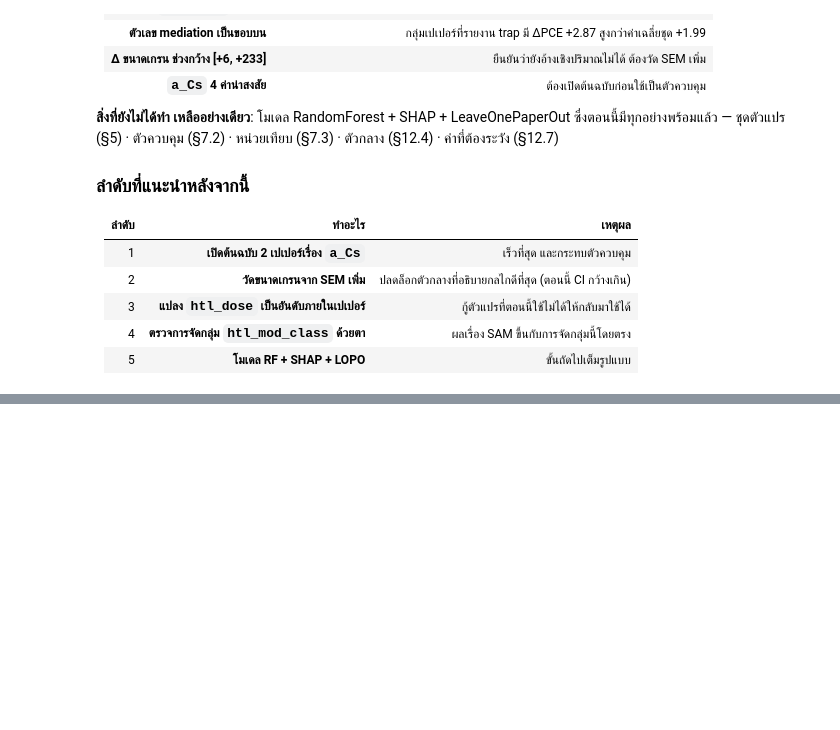
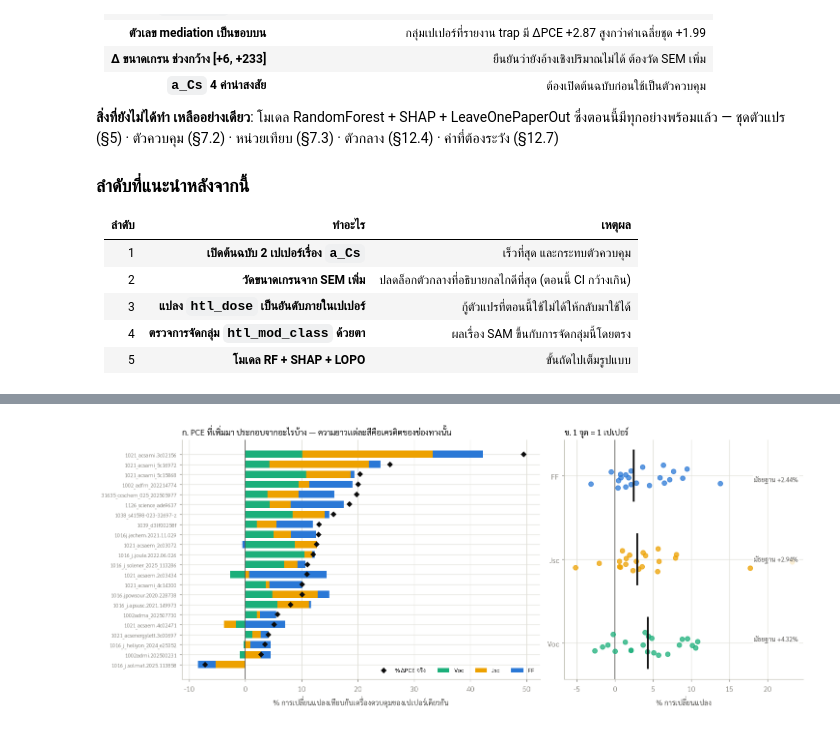
Before and after one commit to NiOx-based-Perovskite-Solar-Cell/Perovskite-Research, a Jupyter notebook: notebooks/eda_explore.ipynb, the cells around one changed output, grey strips where cells are left out. Drawn from its saved outputs; the diff is of its cells as text; code cells hidden in the pictures; blank space fills up the shorter version.

```diff
--- a/notebooks/eda_explore.ipynb
+++ b/notebooks/eda_explore.ipynb
@@ -2860,0 +2901,83 @@ print("=" * 92)
+# %%
+# PCE = Voc × Jsc × FF / 100  ->  ln PCE = ln Voc + ln Jsc + ln FF - ln 100
+# ดังนั้น "% การเปลี่ยนแปลงของ PCE" = ผลบวกของ "% การเปลี่ยนแปลง" ของสามตัว -- แยกเครดิตได้ตรง ๆ
+rows = []
+for p, g in F.groupby("paper"):
+    if g.htl_mod.nunique() < 2:
+        continue
+    c, t = g[~g.htl_mod], g[g.htl_mod]
+    vals = {}
+    ok = True
+    for m in ["voc", "jsc", "ff", "pce"]:
+        cm, tm = c[m].mean(), t[m].mean()
+        if not (pd.notna(cm) and pd.notna(tm) and cm > 0 and tm > 0):
+            ok = False
+            break
+        vals[m] = np.log(tm / cm)
+    if not ok:
+        continue
+    tot = vals["voc"] + vals["jsc"] + vals["ff"]
+    rows.append({"เปเปอร์": pname(p, 28), "paper": p,
+                 "ΔPCE (%abs)": t.pce.mean() - c.pce.mean(),
+                 "%ΔPCE": 100 * (np.exp(vals["pce"]) - 1),
+                 "%ΔVoc": 100 * (np.exp(vals["voc"]) - 1),
+                 "%ΔJsc": 100 * (np.exp(vals["jsc"]) - 1),
+                 "%ΔFF": 100 * (np.exp(vals["ff"]) - 1),
+                 "ส่วนแบ่ง Voc": 100 * vals["voc"] / tot if tot else np.nan,
+                 "ส่วนแบ่ง Jsc": 100 * vals["jsc"] / tot if tot else np.nan,
+                 "ส่วนแบ่ง FF": 100 * vals["ff"] / tot if tot else np.nan,
+                 "ตรวจสอบ (ควรใกล้ 0)": 100 * (vals["pce"] - tot)})
+CH = pd.DataFrame(rows)
+print(f"แยกผลเป็นช่องทาง — {len(CH)} เปเปอร์ที่มีครบทั้ง Voc/Jsc/FF/PCE")
+print(f"ตรวจความถูกต้องของการแยก: ส่วนต่าง ln(PCE) − [ln(Voc)+ln(Jsc)+ln(FF)] "
+      f"มัธยฐาน {CH['ตรวจสอบ (ควรใกล้ 0)'].abs().median():.3f}% "
+      f"· สูงสุด {CH['ตรวจสอบ (ควรใกล้ 0)'].abs().max():.2f}%")
+print("  (ถ้าใกล้ 0 แปลว่า PCE ที่เปเปอร์รายงาน = Voc×Jsc×FF จริง ไม่ได้รายงานคนละชุดกัน)\n")
+SH = pd.DataFrame({
+    "ช่องทาง": ["Voc (คุณภาพประจุ)", "Jsc (ปริมาณแสงที่เก็บได้)", "FF (การสูญเสียภายใน)"],
+    "%การเปลี่ยนแปลง มัธยฐาน": [CH["%ΔVoc"].median(), CH["%ΔJsc"].median(), CH["%ΔFF"].median()],
+    "ส่วนแบ่งของผลรวม (%)": [CH["ส่วนแบ่ง Voc"].median(), CH["ส่วนแบ่ง Jsc"].median(), CH["ส่วนแบ่ง FF"].median()],
+    "เปเปอร์ที่เป็นบวก": [f"{(CH['%ΔVoc']>0).sum()}/{len(CH)}", f"{(CH['%ΔJsc']>0).sum()}/{len(CH)}",
+                           f"{(CH['%ΔFF']>0).sum()}/{len(CH)}"],
+    "p (sign test)": [sign_test(CH["%ΔVoc"].values)[0], sign_test(CH["%ΔJsc"].values)[0],
+                      sign_test(CH["%ΔFF"].values)[0]]})
+print("PCE ที่เพิ่มขึ้น มาจากช่องทางไหน")
+print(SH.round(3).to_string(index=False))
+
+fig, axes = plt.subplots(1, 2, figsize=(13.5, 5.6), gridspec_kw={"width_ratios": [1.5, 1]})
+ax = axes[0]
+o = CH.sort_values("%ΔPCE")
+y = np.arange(len(o))
+left_pos = np.zeros(len(o))
+left_neg = np.zeros(len(o))
+for lab, col, colr in [("Voc", "%ΔVoc", C3), ("Jsc", "%ΔJsc", C4), ("FF", "%ΔFF", C1)]:
+    v = o[col].values
+    base = np.where(v >= 0, left_pos, left_neg)
+    ax.barh(y, v, left=base, color=colr, height=.72, label=lab)
+    left_pos = np.where(v >= 0, left_pos + v, left_pos)
+    left_neg = np.where(v < 0, left_neg + v, left_neg)
+ax.plot(o["%ΔPCE"].values, y, "D", color=INK, ms=5, label="%ΔPCE จริง", zorder=5)
+ax.axvline(0, color=INK2, lw=1)
+ax.set_yticks(y)
+ax.set_yticklabels(o["เปเปอร์"], fontsize=7.4)
+ax.set_xlabel("% การเปลี่ยนแปลงเทียบกับเครื่องควบคุมของเปเปอร์เดียวกัน")
+ax.set_title("ก. PCE ที่เพิ่มมา ประกอบจากอะไรบ้าง — ความยาวแต่ละสีคือเครดิตของช่องทางนั้น", loc="left")
+ax.legend(frameon=False, fontsize=8, ncol=4, loc="lower right")
+
+ax = axes[1]
+for i, (lab, col, colr) in enumerate([("Voc", "%ΔVoc", C3), ("Jsc", "%ΔJsc", C4), ("FF", "%ΔFF", C1)]):
+    v = CH[col]
+    ax.scatter(v, np.full(len(v), i) + np.random.RandomState(1).uniform(-.14, .14, len(v)),
+               s=40, color=colr, alpha=.75, zorder=3)
+    ax.plot([v.median()] * 2, [i - .3, i + .3], color=INK, lw=2.4, zorder=4)
+    ax.text(.98, (i + .5) / 3, f"มัธยฐาน {v.median():+.2f}%", transform=ax.transAxes,
+            ha="right", va="center", fontsize=8.5, color=INK2,
+            bbox=dict(fc="white", ec="none", alpha=.8, pad=1.2))
+ax.axvline(0, color=INK2, lw=1)
+ax.set_yticks(range(3))
+ax.set_yticklabels(["Voc", "Jsc", "FF"])
+ax.set_xlabel("% การเปลี่ยนแปลง")
+ax.set_title("ข. 1 จุด = 1 เปเปอร์", loc="left")
+fig.tight_layout()
+plt.show()
+# %% [output]
@@ -2860,0 +2993 @@ print("=" * 92)
+[figure, added]
```
Also changed, not shown: parts of 26 cells of this notebook, 11 other files.
